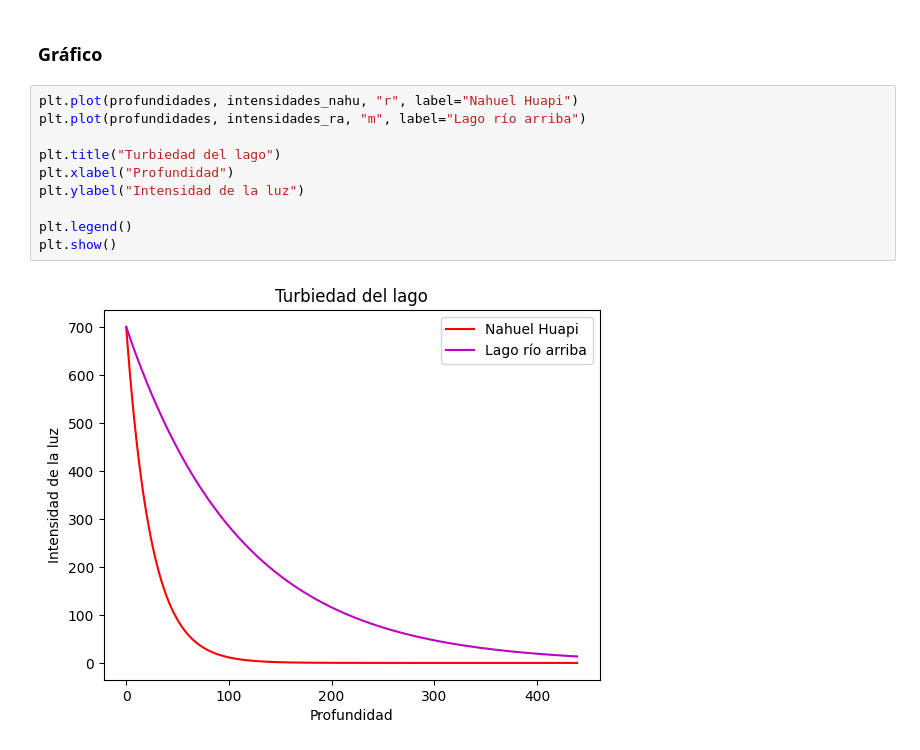
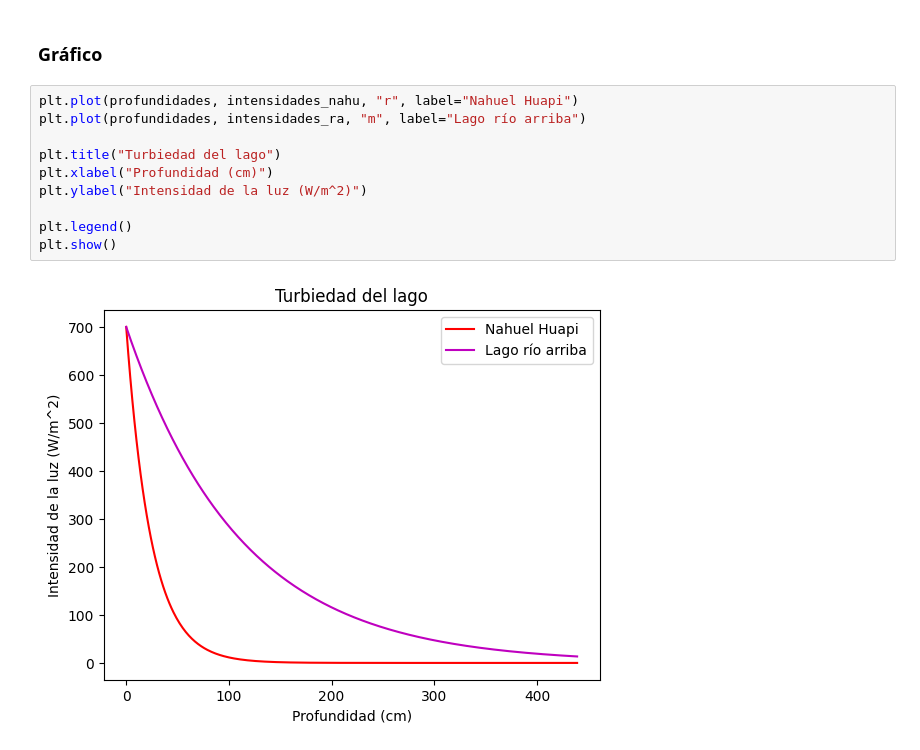
Before and after one commit to SebaB29/CursoDA_IEEE, a Jupyter notebook: EjerciciosClase2.ipynb, the cells around one changed output. Saved outputs shown, nothing was run; the diff lists cells and outputs as text.

```diff
--- a/EjerciciosClase2.ipynb
+++ b/EjerciciosClase2.ipynb
@@ -677,12 +688,12 @@ intensidades_ra = [calcular_intensidad_de_la_luz(K_ra, profundidad) for profundi
 # %%
 plt.plot(profundidades, intensidades_nahu, "r", label="Nahuel Huapi")
 plt.plot(profundidades, intensidades_ra, "m", label="Lago río arriba")
 
 plt.title("Turbiedad del lago")
-plt.xlabel("Profundidad")
-plt.ylabel("Intensidad de la luz")
+plt.xlabel("Profundidad (cm)")
+plt.ylabel("Intensidad de la luz (W/m^2)")
 
 plt.legend()
 plt.show()
 # %% [output]
-[figure, old version]
+[figure, new version]
```
Also changed, not shown: parts of 63 cells of this notebook.
